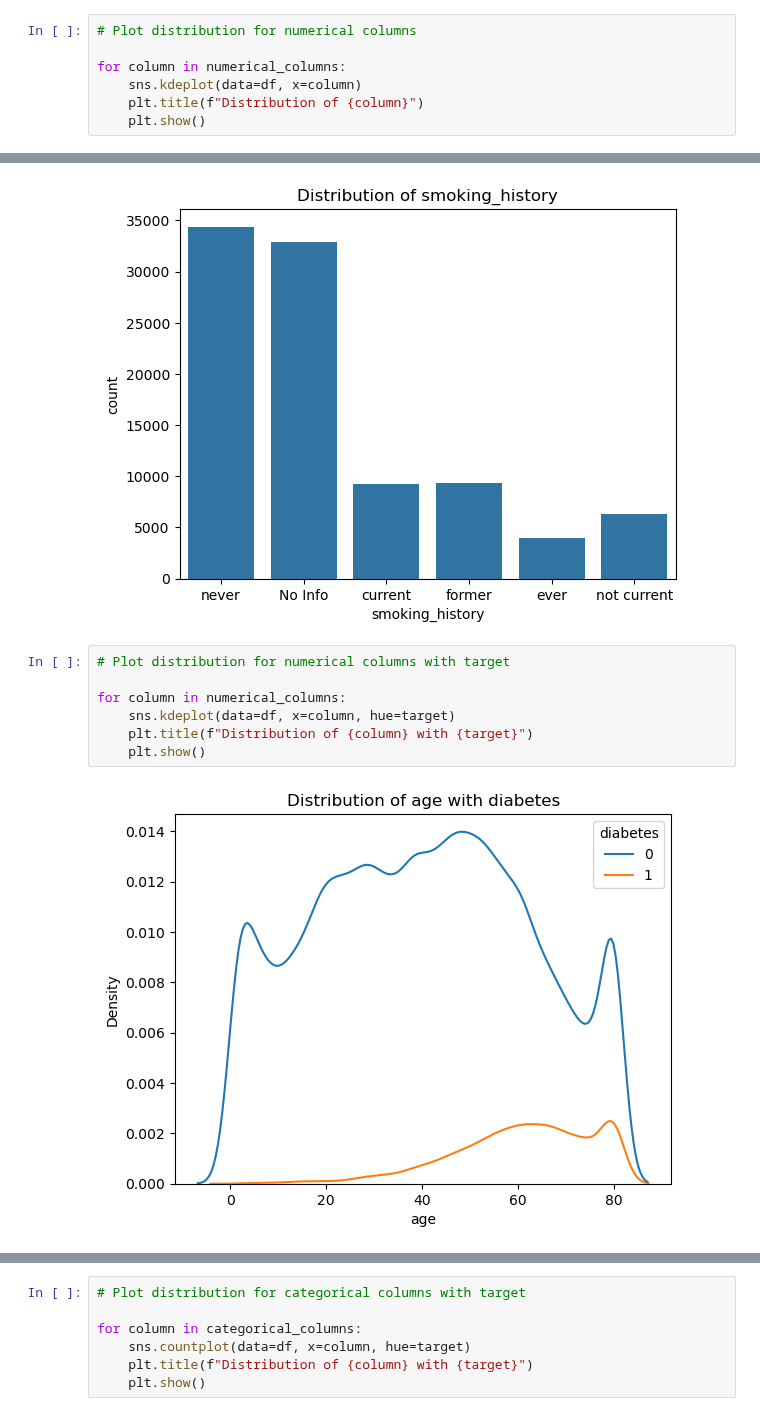
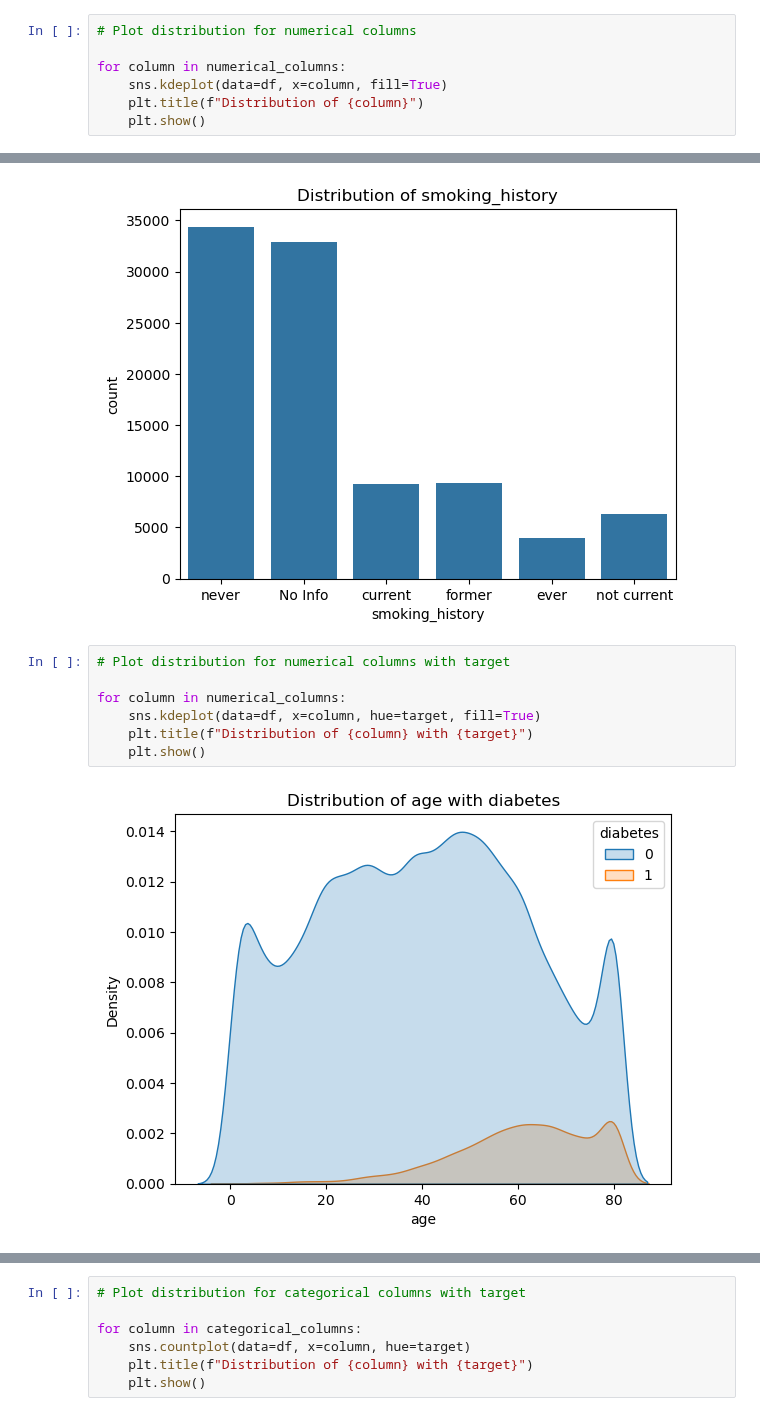
Before and after one commit to ImpactGLX323/UMAIHackathon-UNM, a Jupyter notebook: model/exploratory_data_analysis.ipynb, the cells around one changed output, grey strips where cells are left out. Cells and saved outputs as stored; diff of their text form.

Commit message:
eda set fill as true for kde plot

```diff
--- a/model/exploratory_data_analysis.ipynb
+++ b/model/exploratory_data_analysis.ipynb
@@ -167,7 +167,7 @@ plt.show()
 # Plot distribution for numerical columns
 
 for column in numerical_columns:
-    sns.kdeplot(data=df, x=column)
+    sns.kdeplot(data=df, x=column, fill=True)
     plt.title(f"Distribution of {column}")
     plt.show()
 # %% [output]
@@ -190,9 +190,9 @@ for column in categorical_columns:
 # %%
 # Plot distribution for numerical columns with target
 
 for column in numerical_columns:
-    sns.kdeplot(data=df, x=column, hue=target)
+    sns.kdeplot(data=df, x=column, hue=target, fill=True)
     plt.title(f"Distribution of {column} with {target}")
     plt.show()
 # %% [output]
-[figure, old version]
+[figure, new version]
```
Also changed, not shown: parts of 2 cells of this notebook.
